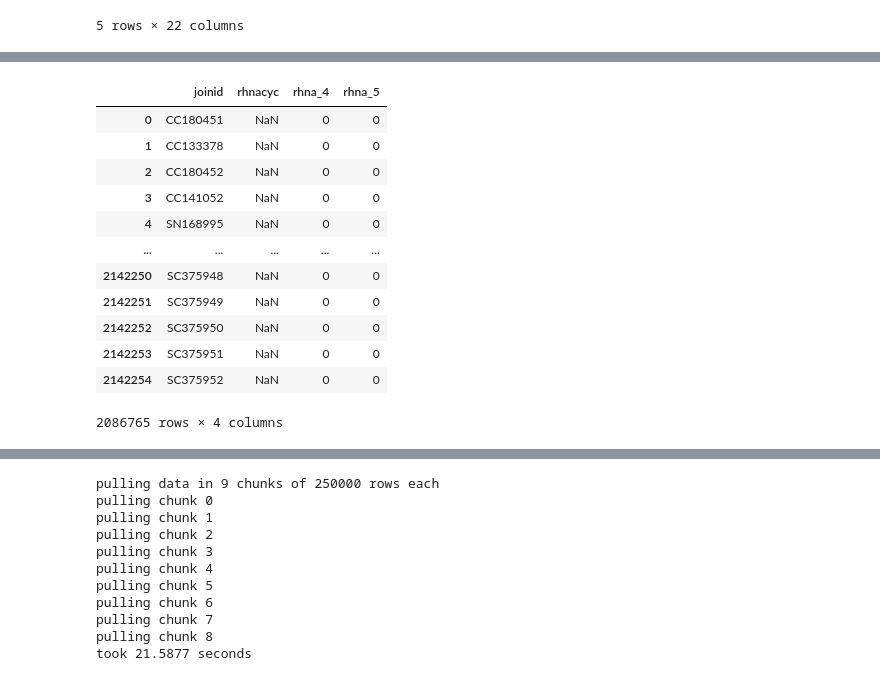
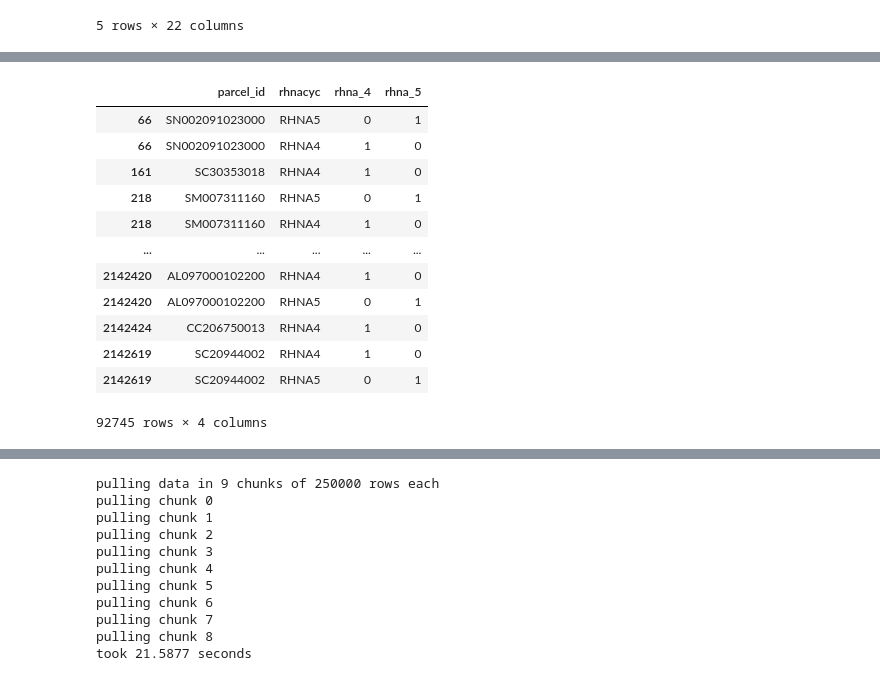
Before and after one commit to BayAreaMetro/Data-Analysis-Projects, a Jupyter notebook: housing-element-prescreening/scripts/Pre-Screening-Data-Processing.ipynb, the cells around one changed output, grey strips where cells are left out. Drawn from its saved outputs; the diff is of its cells as text; code cells hidden in the pictures.

```diff
--- a/housing-element-prescreening/scripts/Pre-Screening-Data-Processing.ipynb
+++ b/housing-element-prescreening/scripts/Pre-Screening-Data-Processing.ipynb
@@ -1197,8 +1244,8 @@ fiona.listlayers(os.path.join(data_dir,'site_selection_prescreening_database.gdb
 # %%
 #Read RHNA dataset from FileGDB
-tra_2020 = gp.read_file(os.path.join(data_dir,'site_selection_prescreening_database.gdb'),
+rhna_sites = gp.read_file(os.path.join(data_dir,'site_selection_prescreening_database.gdb'),
                   driver='FileGDB',
-                  layer='')
+                  layer='regional_housing_need_assessment_sites')
 # %%
 rhna_sites.head(5)
 # %% [output]
@@ -1303,21 +1343,21 @@ rhna_parcels_centroid['rhna_4'] = np.where((rhna_parcels_centroid['rhnacyc'] ==
 # %%
 rhna_parcels_centroid['rhna_5'] = np.where((rhna_parcels_centroid['rhnacyc'] == 'RHNA5'), 1,0)
 # %%
-rhna_parcels_centroid[['joinid','rhnacyc','rhna_4','rhna_5']][rhna_parcels_centroid['rhnacyc'].isnull()]
+rhna_parcels_centroid[['parcel_id','rhnacyc','rhna_4','rhna_5']][rhna_parcels_centroid['rhnacyc'].notnull()]
 # %% [output]
-|  | joinid | rhnacyc | rhna_4 | rhna_5 |
-| 0 | CC180451 | NaN | 0 | 0 |
-| 1 | CC133378 | NaN | 0 | 0 |
-| 2 | CC180452 | NaN | 0 | 0 |
-| 3 | CC141052 | NaN | 0 | 0 |
-| 4 | SN168995 | NaN | 0 | 0 |
+|  | parcel_id | rhnacyc | rhna_4 | rhna_5 |
+| 66 | SN002091023000 | RHNA5 | 0 | 1 |
+| 66 | SN002091023000 | RHNA4 | 1 | 0 |
+| 161 | SC30353018 | RHNA4 | 1 | 0 |
+| 218 | SM007311160 | RHNA5 | 0 | 1 |
+| 218 | SM007311160 | RHNA4 | 1 | 0 |
 | ... | ... | ... | ... | ... |
-| 2142250 | SC375948 | NaN | 0 | 0 |
-| 2142251 | SC375949 | NaN | 0 | 0 |
-| 2142252 | SC375950 | NaN | 0 | 0 |
-| 2142253 | SC375951 | NaN | 0 | 0 |
-| 2142254 | SC375952 | NaN | 0 | 0 |
+| 2142420 | AL097000102200 | RHNA4 | 1 | 0 |
+| 2142420 | AL097000102200 | RHNA5 | 0 | 1 |
+| 2142424 | CC206750013 | RHNA4 | 1 | 0 |
+| 2142619 | SC20944002 | RHNA4 | 1 | 0 |
+| 2142619 | SC20944002 | RHNA5 | 0 | 1 |
-2086765 rows × 4 columns
+92745 rows × 4 columns
 # %%
 parcels_centroid.shape
 # %% [output]
```
Also changed, not shown: parts of 52 cells of this notebook.
